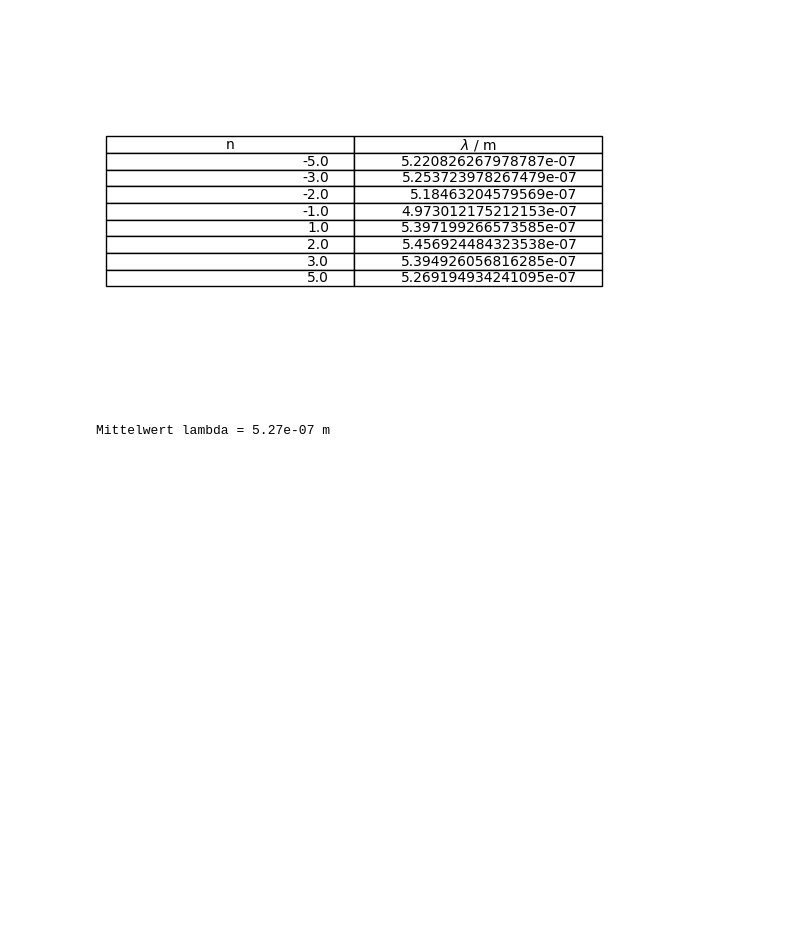
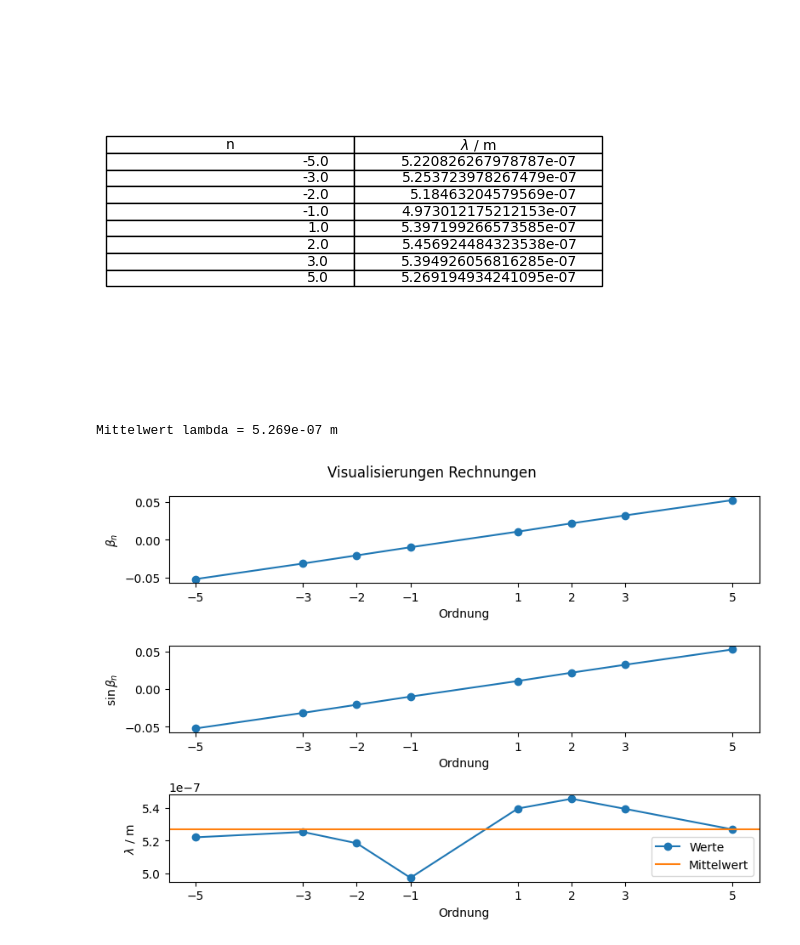
Before and after one commit to HansoTell/Computercafe, a Jupyter notebook: V2J/V2.ipynb, the cells around one changed output. Drawn from its saved outputs; the diff is of its cells as text; code cells hidden in the pictures; blank space fills up the shorter version.

Commit message:
plotting

```diff
--- a/V2J/V2.ipynb
+++ b/V2J/V2.ipynb
@@ -494,6 +493,35 @@ plt.show()
 lmbda_lmbda_mean = np.mean(lmbda_lmbda)
 
 #f strings zu kompliziert? Also könnte auch mit log machen?
-print(f"Mittelwert lambda = {lmbda_lmbda_mean:.2e} m")
+print(f"Mittelwert lambda = {lmbda_lmbda_mean:.3e} m")
 # %% [output]
-Mittelwert lambda = 5.27e-07 m
+Mittelwert lambda = 5.269e-07 m
+# %%
+
+plt.figure(figsize=(figwidth, 0.7*figwidth))
+
+plt.subplot(3,1,1)
+plt.plot(n_lmbda, beta_lmbda, '-o')
+plt.xlabel("Ordnung")
+plt.ylabel(r"$\beta_n$")
+plt.xticks(n_lmbda)
+
+plt.subplot(3,1,2)
+plt.plot(n_lmbda, sinBeta_lmbda, '-o')
+plt.xlabel("Ordnung")
+plt.ylabel(r"$\sin \beta_n$")
+plt.xticks(n_lmbda)
+
+plt.subplot(3,1,3)
+plt.plot(n_lmbda, lmbda_lmbda, '-o', label="Werte")
+plt.axhline(lmbda_lmbda_mean, color="C1", label = "Mittelwert")
+plt.xlabel("Ordnung")
+plt.ylabel(r"$\lambda$ / m")
+plt.xticks(n_lmbda)
+plt.legend(loc="lower right")
+
+plt.suptitle("Visualisierungen Rechnungen")
+plt.tight_layout()
+plt.show()
+# %% [output]
+[figure, added]
```
Also changed, not shown: parts of 17 cells of this notebook, 2 other files.
